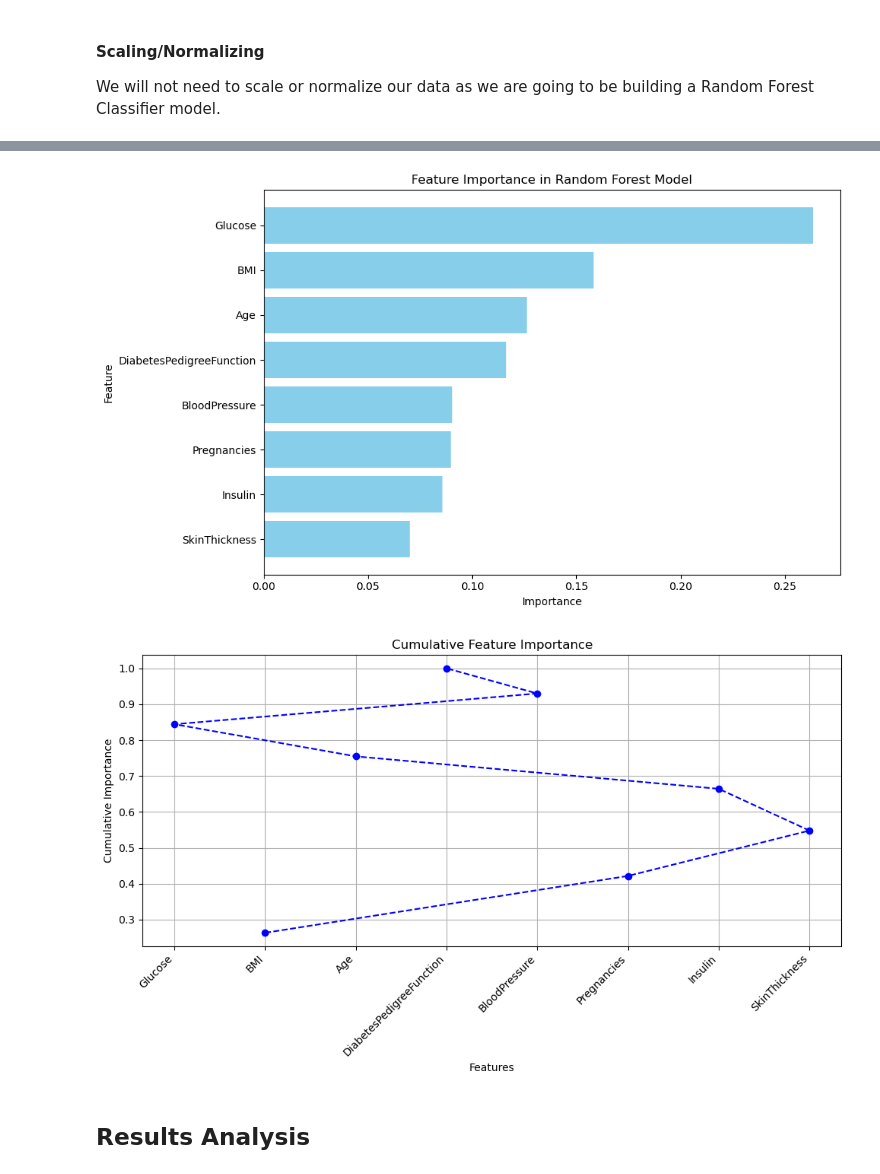
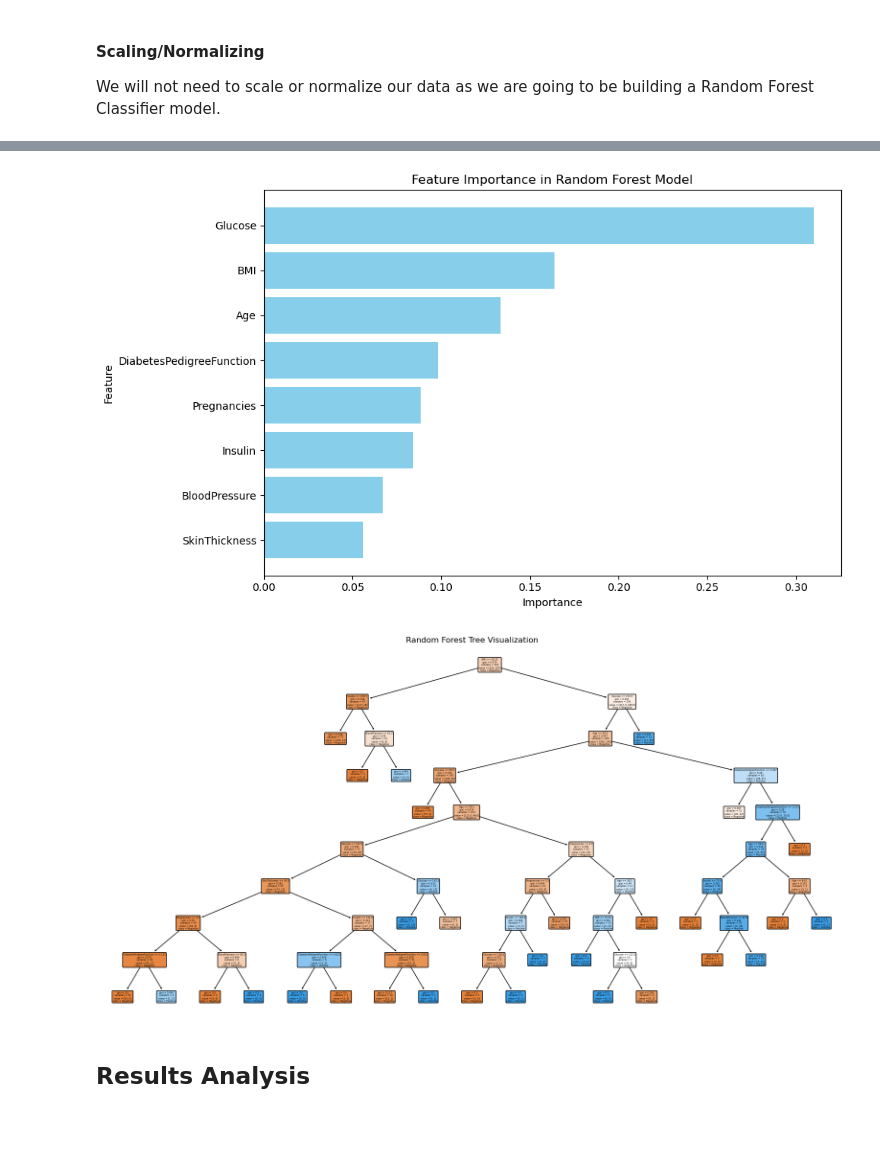
Before and after one commit to grudzinskio/DiabetesPrediction, a Jupyter notebook: FinalNotebook.ipynb, the cells around one changed output, grey strips where cells are left out. Saved outputs shown, nothing was run; the diff lists cells and outputs as text; code cells hidden in the pictures; blank space fills up the shorter version.

Commit message:
made awesome graphs!

```diff
--- a/FinalNotebook.ipynb
+++ b/FinalNotebook.ipynb
@@ -315,7 +315,7 @@ X_train, X_temp, y_train, y_temp = train_test_split(X, y, test_size=0.3, random_
 X_val, X_test, y_val, y_test = train_test_split(X_temp, y_temp, test_size=0.5, random_state=42, stratify=y_temp)
 
 # Range of n_estimators to test
-n_estimators_range = [10, 50, 100, 150, 200, 250, 300]
+n_estimators_range = [10, 20, 30,40, 50, 60, 70,80, 90, 100, 110, 150]
 
 # Dictionary to store validation accuracies
 validation_accuracies = {}
@@ -334,7 +334,7 @@ optimal_n_estimators = max(validation_accuracies, key=validation_accuracies.get)
 print(f"\nOptimal number of estimators: {optimal_n_estimators}")
 
 # Train the final model with the optimal number of estimators
-rf_model = RandomForestClassifier(random_state=42, n_estimators=optimal_n_estimators)
+rf_model = RandomForestClassifier(random_state=42, n_estimators=optimal_n_estimators, max_leaf_nodes=30)
 rf_model.fit(X_train, y_train)
 
 # Evaluate the model on the test set
@@ -348,6 +348,7 @@ plt.plot(n_estimators_range, validation_accuracies.values(), marker='o', linesty
 plt.title("Validation Accuracy vs. Number of Estimators")
 plt.xlabel("Number of Estimators")
 plt.ylabel("Validation Accuracy")
+plt.ylim(0.7,0.8)  # Set y-axis to start at 0
 plt.grid()
 plt.show()
 # %% [output]
@@ -366,36 +372,31 @@ Test Accuracy with 50 estimators: 0.7328
 # %%
 import matplotlib.pyplot as plt
 import pandas as pd
 import numpy as np
+from sklearn.tree import plot_tree
 
 # Feature importance visualization
 feature_importances = rf_model.feature_importances_
 features = X.columns
 importance_df = pd.DataFrame({"Feature": features, "Importance": feature_importances}).sort_values(by="Importance", ascending=False)
 
 # Plot feature importance
 plt.figure(figsize=(10, 6))
 plt.barh(importance_df["Feature"], importance_df["Importance"], color="skyblue")
 plt.gca().invert_yaxis()  # Invert y-axis to show the most important feature at the top
 plt.title("Feature Importance in Random Forest Model")
 plt.xlabel("Importance")
 plt.ylabel("Feature")
 plt.tight_layout()
 plt.show()
 
-# Cumulative importance plot
-cumulative_importance = np.cumsum(importance_df["Importance"])
-plt.figure(figsize=(10, 6))
-plt.plot(cumulative_importance, marker="o", linestyle="--", color="b")
-plt.xticks(range(len(features)), importance_df["Feature"], rotation=45, ha="right")
-plt.title("Cumulative Feature Importance")
-plt.xlabel("Features")
-plt.ylabel("Cumulative Importance")
-plt.grid()
-plt.tight_layout()
+# Visualize one of the trees in the Random Forest
+plt.figure(figsize=(20, 10))
+plot_tree(rf_model.estimators_[0], feature_names=features, class_names=["Negative", "Positive"], filled=True, rounded=True)
+plt.title("Random Forest Tree Visualization")
 plt.show()
 # %% [output]
-[figure, old version]
+[figure, new version]
-[figure, old version]
+[figure, new version]
 # %% [markdown]
 ## Results Analysis
```
Also changed, not shown: parts of 3 cells of this notebook.
